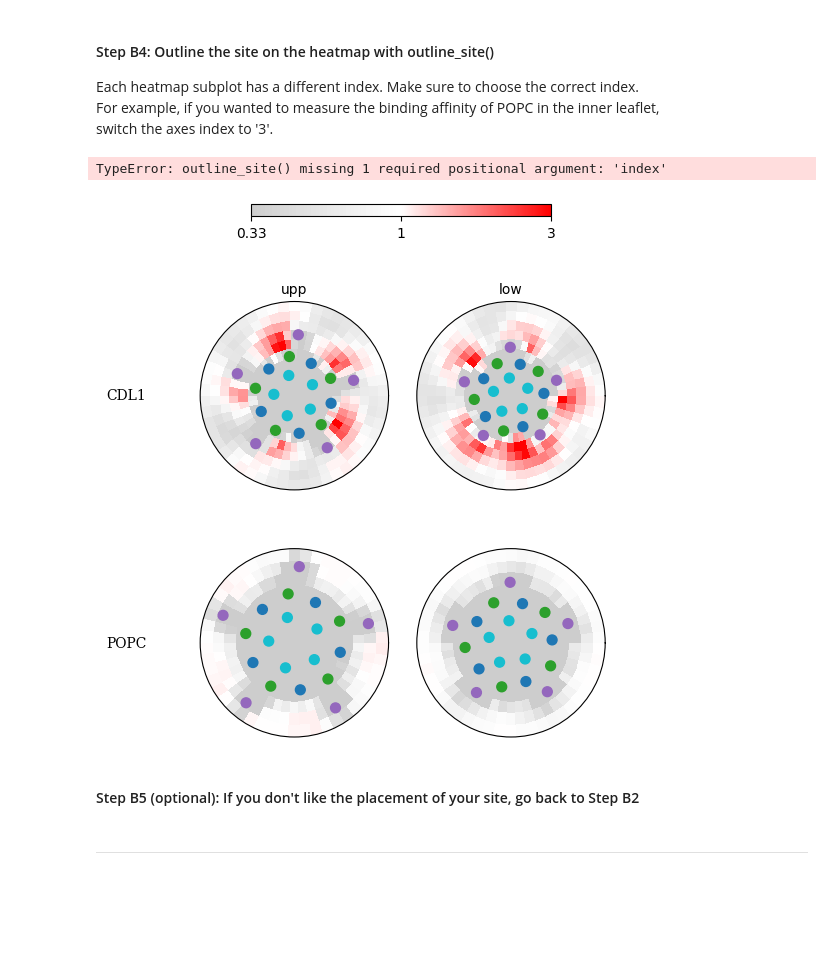
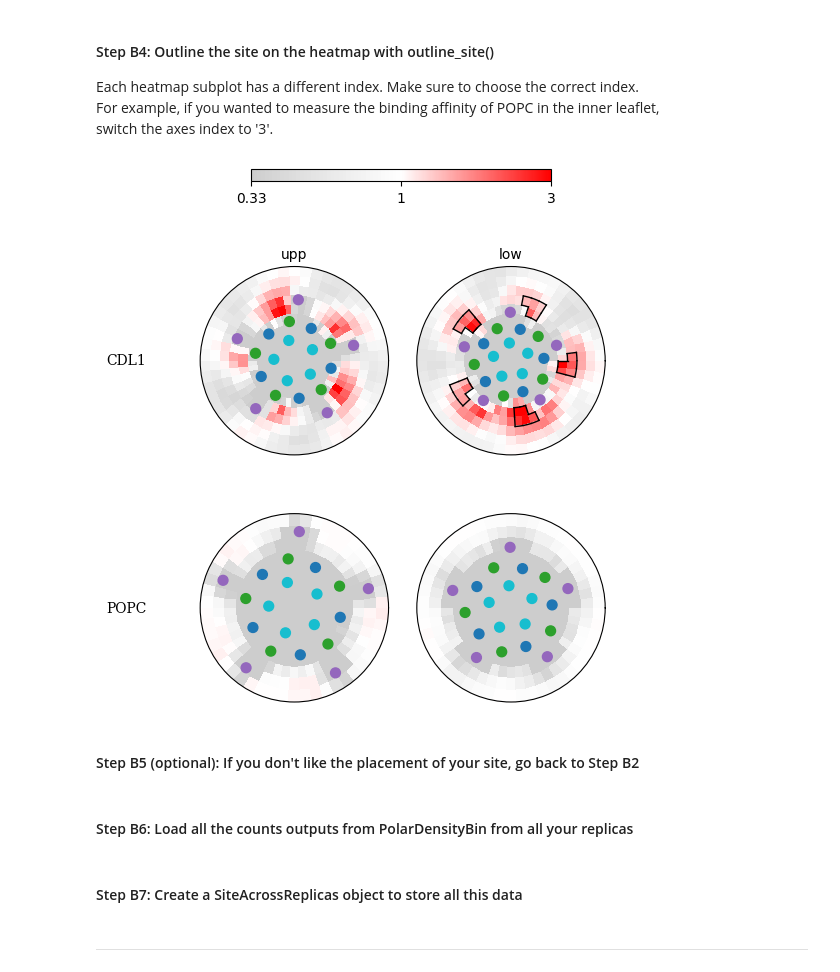
Before and after one commit to BranniganLab/density_threshold_affinity, a Jupyter notebook: python/multiple_replicas_symmetric_site.ipynb, the cells around one changed output. Saved outputs shown, nothing was run; the diff lists cells and outputs as text; code cells hidden in the pictures; blank space fills up the shorter version.

```diff
--- a/python/multiple_replicas_symmetric_site.ipynb
+++ b/python/multiple_replicas_symmetric_site.ipynb
@@ -67,11 +71,12 @@ switch the axes index to '3'.
 # %%
 fig1, axes, grid_dims = make_density_enrichment_heatmap(system_names, colormap, max_enrichment, helix_definitions, (heatmap_height, heatmap_width), leaflets, root_path, replicas)
 
-axes[1] = outline_site(axes[1], symm_site1, grid_dims) #step 4
+axes = outline_site(axes, symm_site1, grid_dims, 1) #step 4
 
 plt.savefig(root_path.joinpath("enrichments_withSites.pdf"), bbox_inches='tight')
 # %% [output]
-TypeError: outline_site() missing 1 required positional argument: 'index'
-[figure, old version]
+[figure, new version]
 # %% [markdown]
 #### Step B5 (optional): If you don't like the placement of your site, go back to Step B2
+# %% [markdown]
+#### Step B6: Load all the counts outputs from PolarDensityBin from all your replicas
@@ -77,0 +85,2 @@ TypeError: outline_site() missing 1 required positional argument: 'index'
+# %% [markdown]
+#### Step B7: Create a SiteAcrossReplicas object to store all this data
```
Also changed, not shown: parts of 8 cells of this notebook.
